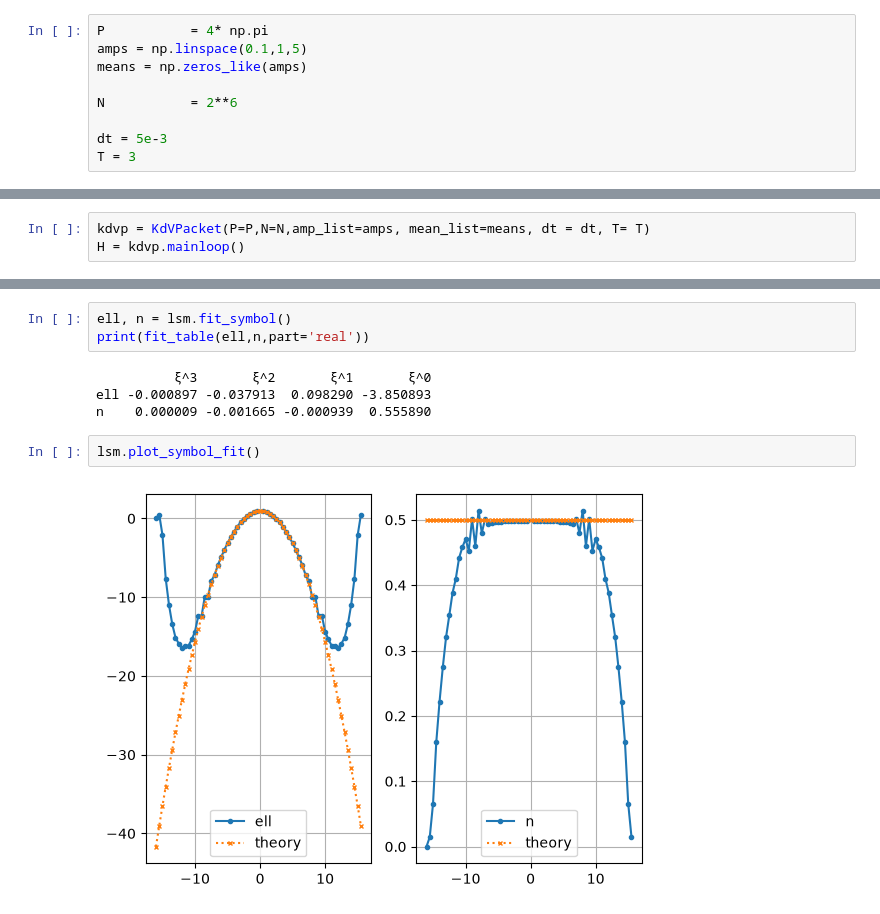
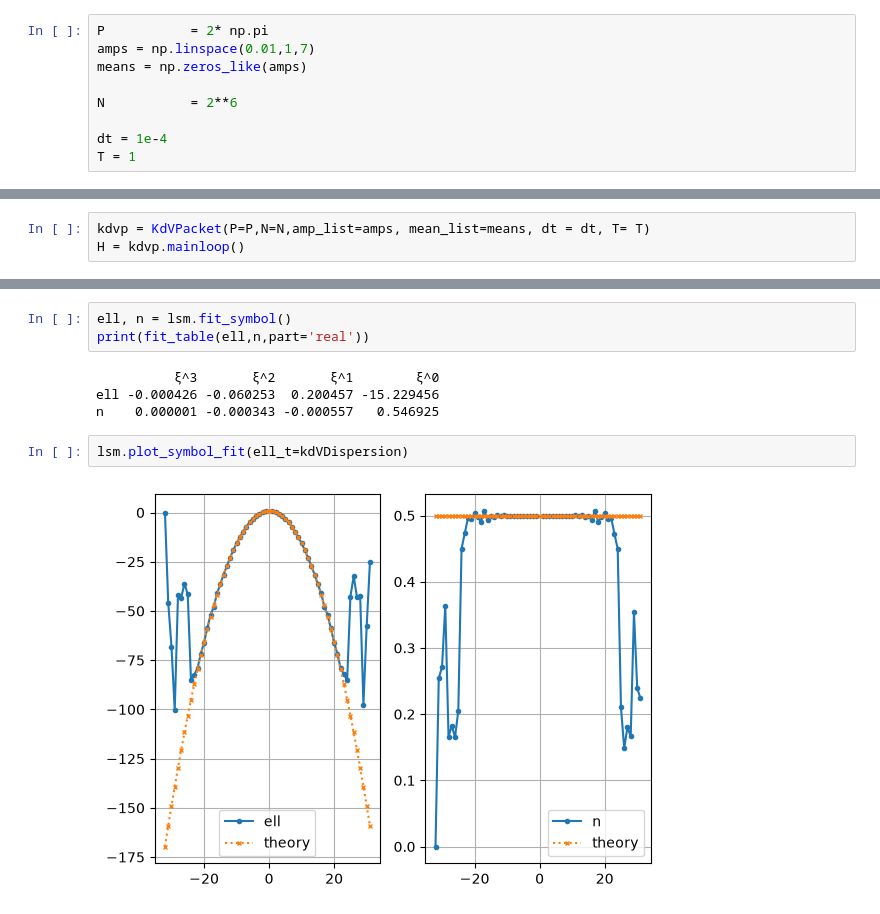
Before and after one commit to DeltaSG/Prosjekt_Master, a Jupyter notebook: Code/notebooks/travellingRecovery/KdV.ipynb, the cells around one changed output, grey strips where cells are left out. Saved outputs shown, nothing was run; the diff lists cells and outputs as text.

```diff
--- a/Code/notebooks/travellingRecovery/KdV.ipynb
+++ b/Code/notebooks/travellingRecovery/KdV.ipynb
@@ -18,14 +18,14 @@ import numpy as np
 import pandas as pd
 import matplotlib.pyplot as plt
 # %%
-P           = 4* np.pi
-amps = np.linspace(0.1,1,5)
+P           = 2* np.pi
+amps = np.linspace(0.01,1,7)
 means = np.zeros_like(amps)
 
 N           = 2**6
 
-dt = 5e-3
-T = 3
+dt = 1e-4
+T = 1
 # %%
 x = np.linspace(0,P,N)
 # %%
@@ -56,10 +38,10 @@ array([[            nan+0.00000000e+00j,             nan+0.00000000e+00j],
 ell, n = lsm.fit_symbol()
 print(fit_table(ell,n,part='real'))
 # %% [output]
-          ξ^3       ξ^2       ξ^1       ξ^0
-ell -0.000897 -0.037913  0.098290 -3.850893
-n    0.000009 -0.001665 -0.000939  0.555890
+          ξ^3       ξ^2       ξ^1        ξ^0
+ell -0.000426 -0.060253  0.200457 -15.229456
+n    0.000001 -0.000343 -0.000557   0.546925
 # %%
-lsm.plot_symbol_fit()
+lsm.plot_symbol_fit(ell_t=kdVDispersion)
 # %% [output]
-[figure, old version]
+[figure, new version]
```
Also changed, not shown: parts of 4 cells of this notebook, 4 other files.
